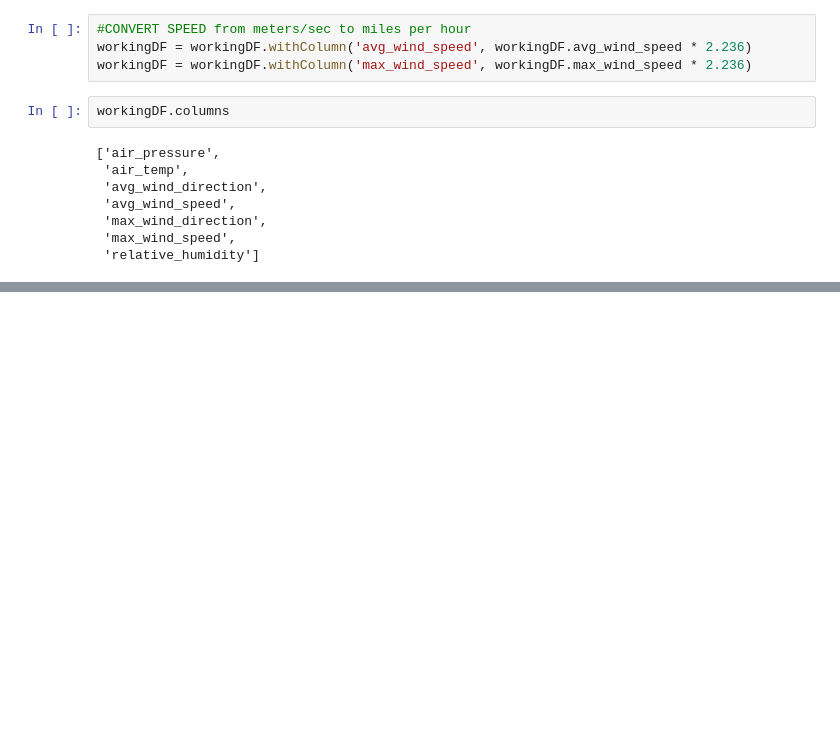
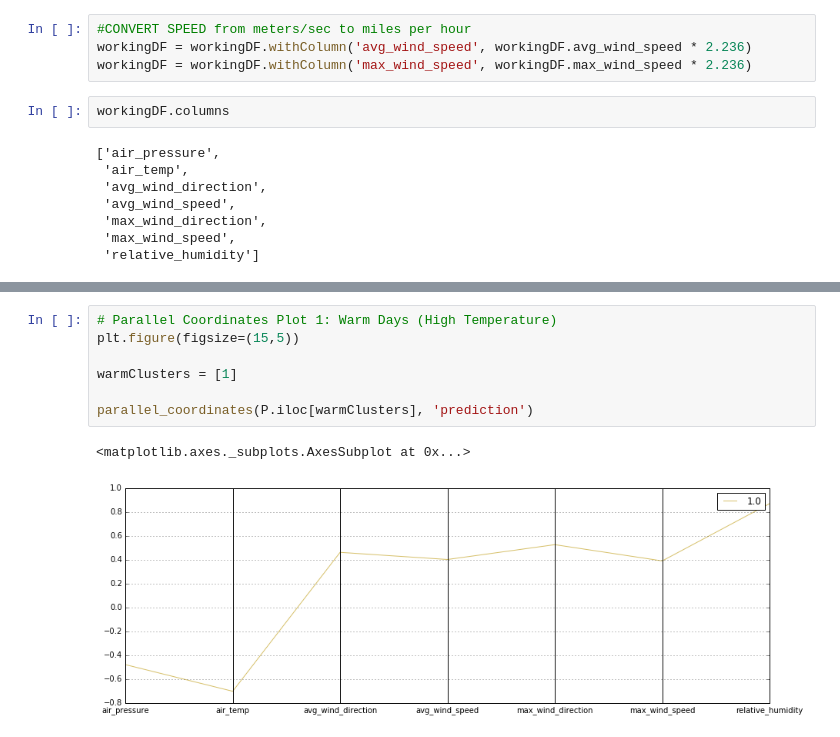
Before and after one commit to words-sdsc/courseraDataSimulation, a Jupyter notebook: course4-ML/Spark - Clustering.ipynb, the cells around one changed output, grey strips where cells are left out. Drawn from its saved outputs; the diff is of its cells as text; blank space fills up the shorter version.

```diff
--- a/course4-ML/Spark - Clustering.ipynb
+++ b/course4-ML/Spark - Clustering.ipynb
@@ -151,0 +205,10 @@ AttributeError: 'KMeansModel' object has no attribute 'computeCost'
+# %%
+# Parallel Coordinates Plot 1: Warm Days (High Temperature)
+plt.figure(figsize=(15,5))
+
+warmClusters = [1]
+
+parallel_coordinates(P.iloc[warmClusters], 'prediction')
+# %% [output]
+<matplotlib.axes._subplots.AxesSubplot at 0x...>
+[figure, added]
```
Also changed, not shown: parts of 17 cells of this notebook.
